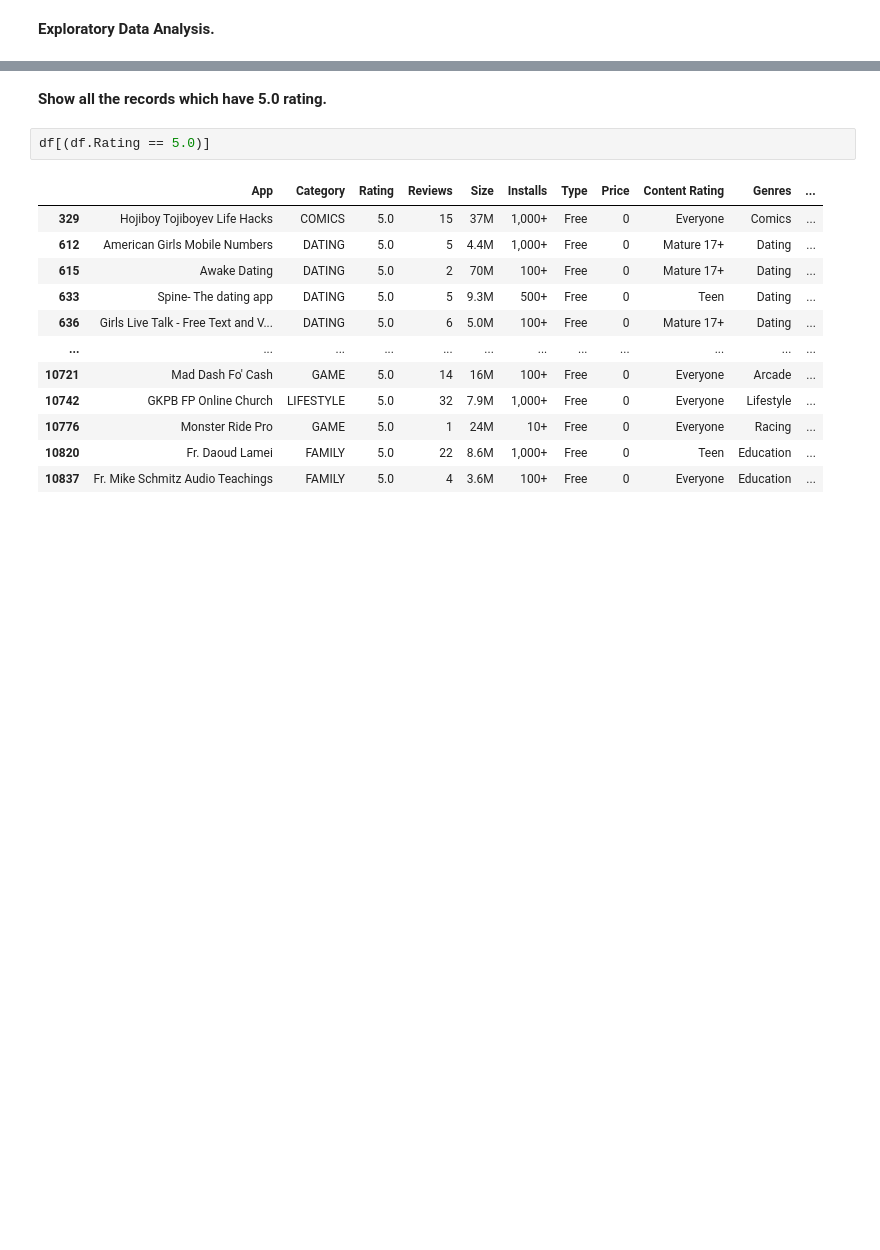
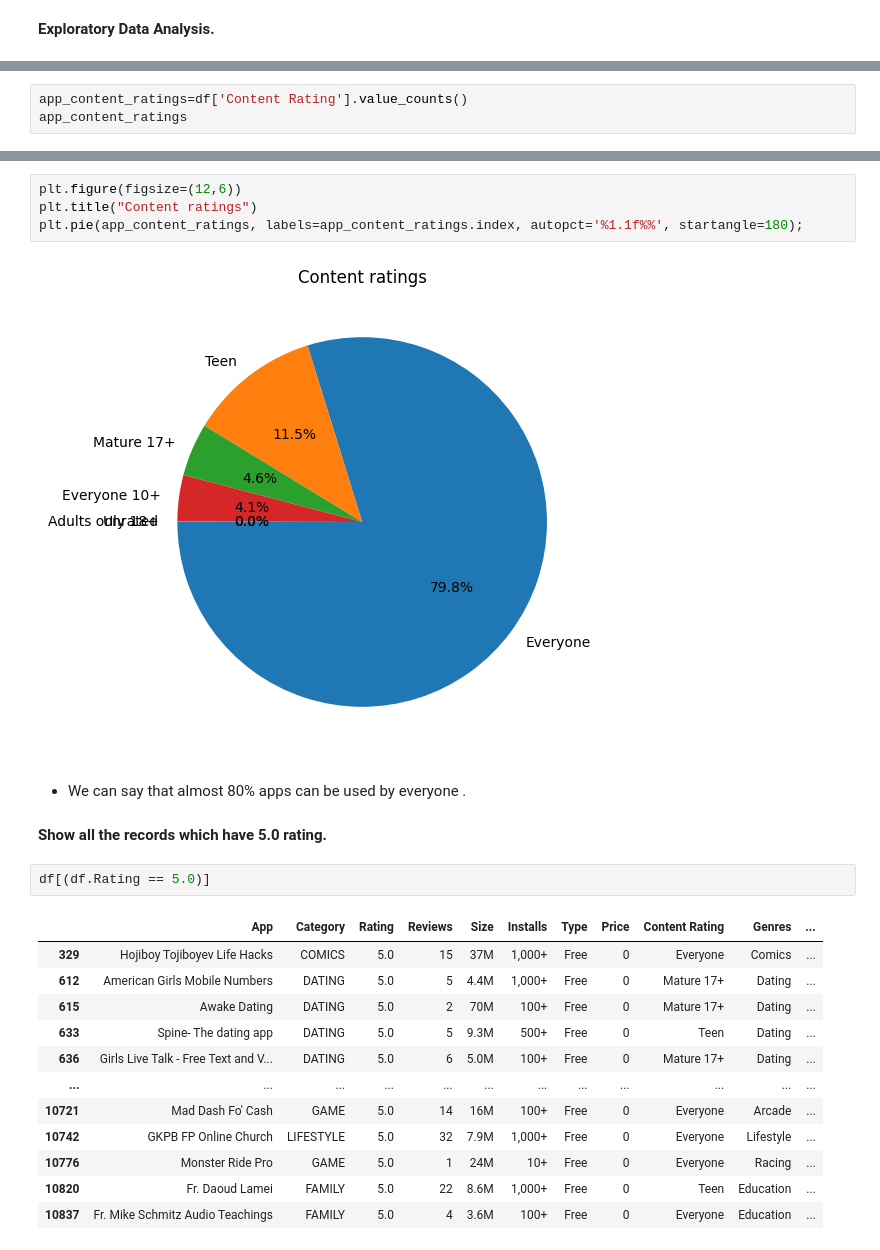
Before and after one commit to deepthisree2000/GooglePlaystore-EDA, a Jupyter notebook: Googleplaystore analysis.ipynb, the cells around one changed output, grey strips where cells are left out. Drawn from its saved outputs; the diff is of its cells as text; blank space fills up the shorter version.

```diff
--- a/Googleplaystore analysis.ipynb
+++ b/Googleplaystore analysis.ipynb
@@ -207,0 +172,3 @@ plt.show()
+# %%
+app_content_ratings=df['Content Rating'].value_counts()
+app_content_ratings
@@ -208,3 +184,11 @@ plt.show()
+# %%
+plt.figure(figsize=(12,6))
+plt.title("Content ratings")
+plt.pie(app_content_ratings, labels=app_content_ratings.index, autopct='%1.1f%%', startangle=180);
+# %% [output]
+[figure, added]
+# %% [markdown]
+* We can say that almost 80% apps can be used by everyone .
 # %% [markdown]
 **Show all the records which have 5.0 rating.**
 # %%
```
Also changed, not shown: parts of 31 cells of this notebook.
